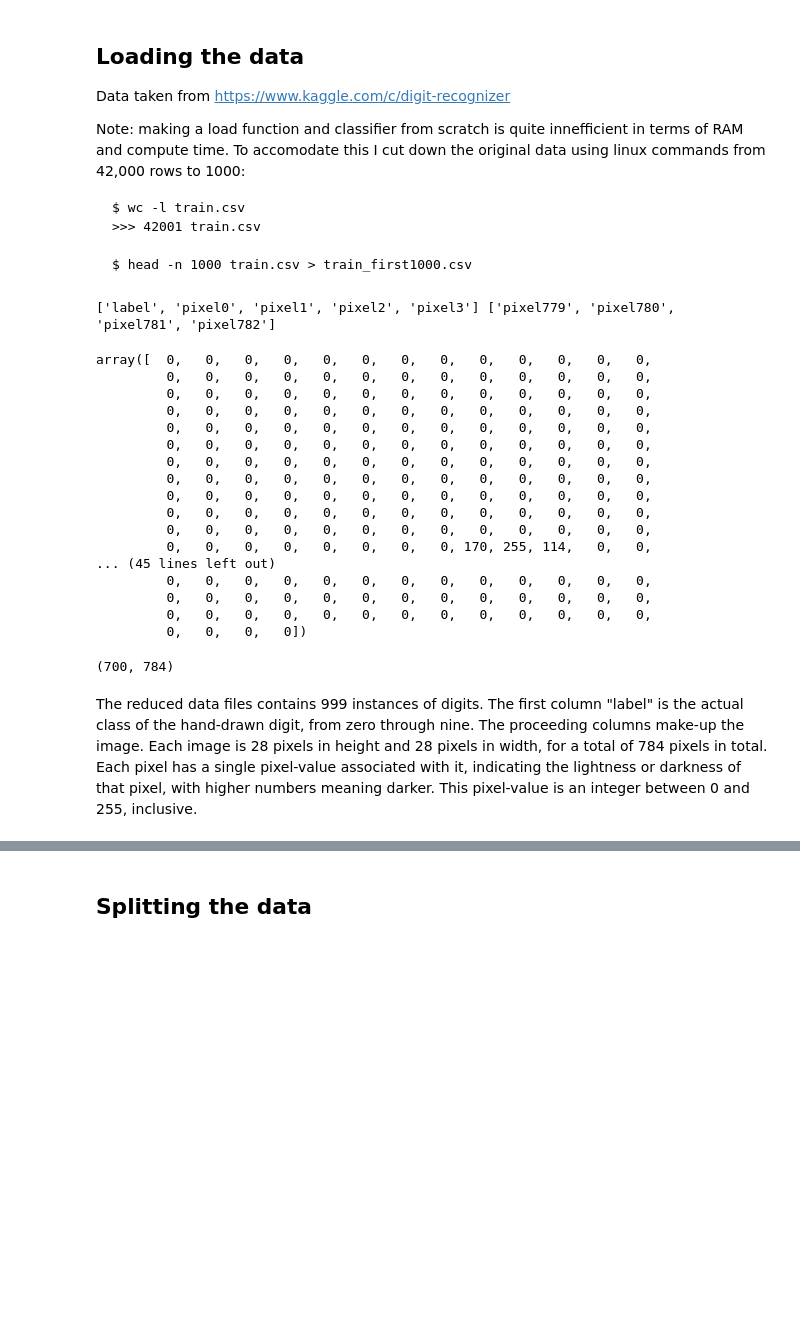
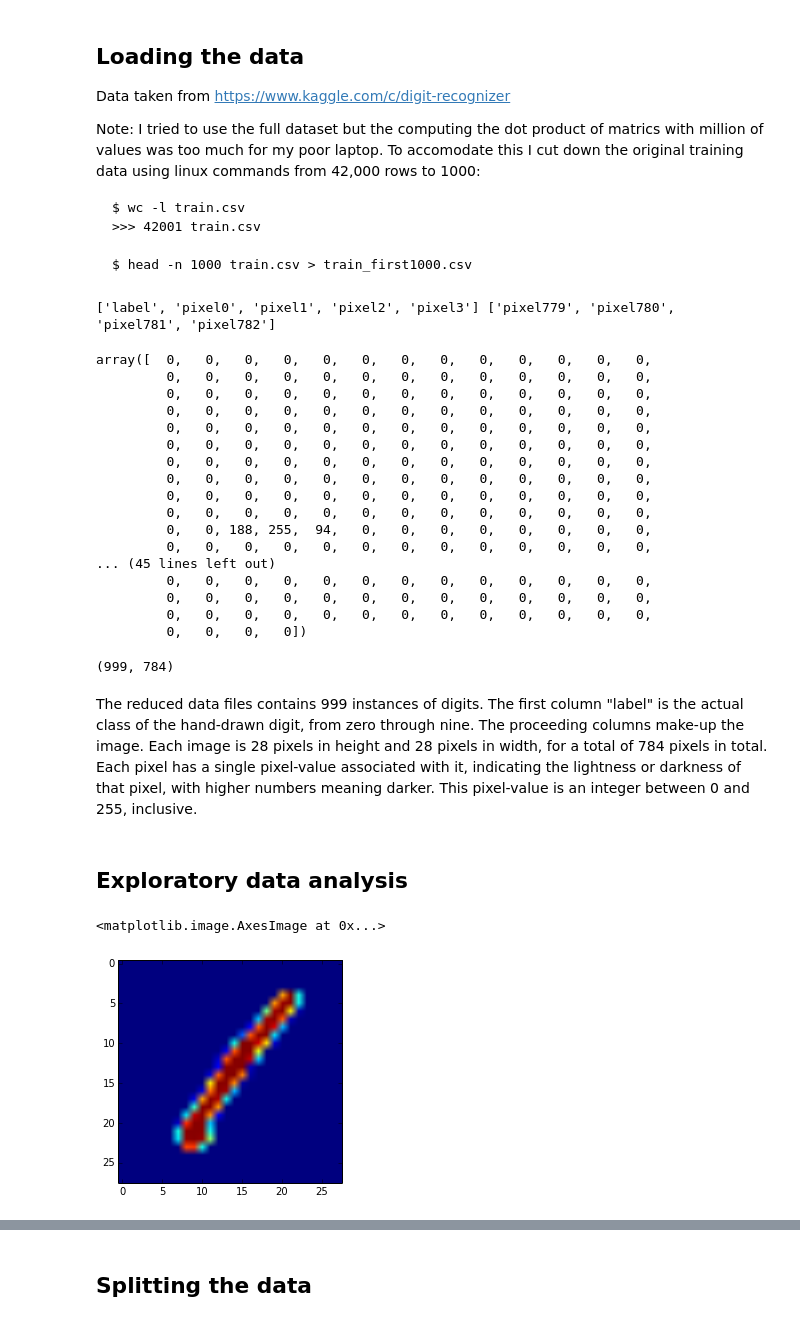
Before and after one commit to chrisdaly/Digit-Recognizer, a Jupyter notebook: notebooks/analysis.ipynb, the cells around one changed output, grey strips where cells are left out. Drawn from its saved outputs; the diff is of its cells as text; code cells hidden in the pictures; blank space fills up the shorter version.

````diff
--- a/notebooks/analysis.ipynb
+++ b/notebooks/analysis.ipynb
@@ -19,7 +26,7 @@ import time
 
 Data taken from https://www.kaggle.com/c/digit-recognizer
 
-Note: making a load function and classifier from scratch is quite innefficient in terms of RAM and compute time. To accomodate this I cut down the original data using linux commands from 42,000 rows to 1000:
+Note: I tried to use the full dataset but the computing the dot product of matrics with million of values was too much for my poor laptop. To accomodate this I cut down the original training data using linux commands from 42,000 rows to 1000:
 
 ```
 $ wc -l train.csv
@@ -28,11 +35,9 @@ $ wc -l train.csv
 $ head -n 1000 train.csv > train_first1000.csv
 ```
 # %%
-def load_data(data_dir, train_file):
-
-             #test_file):
+def load_train_data(data_dir, train_file):
     """
-    Loads the training file and testing file into numpy arrays from given
+    Loads the training file file into numpy arrays from given
     directory.
 
     Separates out the header, and the data from target.
@@ -57,12 +62,6 @@ def load_data(data_dir, train_file):
     y_train = np.array([int(i[0]) for i in train_data])
     X_train = np.array([[int(i[j]) for j in range(1,len(i))] for i in train_data])
 
-    # Same for test file.
-    #test_data = open(data_dir + test_file).read()
-    #test_data = test_data.split("\n")[1:-1]
-    #test_data = [i.split(",") for i in test_data]
-    #X_test = np.array([[int(i[j]) for j in range(0,len(i))] for i in test_data])
-
     return header, X_train, y_train
 # %%
 # Directory and file details.
@@ -72,6 +70,6 @@ train_file = "train_first1000.csv"
 # %%
 # Load in using function.
-header, X_train, y_train = load_data(data_dir, train_file)
+header, X_train, y_train = load_train_data(data_dir, train_file)
 # %%
 # Inspecting the header.
 print header[0:5], header[-5:-1]
@@ -90,8 +88,8 @@ array([  0,   0,   0,   0,   0,   0,   0,   0,   0,   0,   0,   0,   0,
          0,   0,   0,   0,   0,   0,   0,   0,   0,   0,   0,   0,   0,
          0,   0,   0,   0,   0,   0,   0,   0,   0,   0,   0,   0,   0,
          0,   0,   0,   0,   0,   0,   0,   0,   0,   0,   0,   0,   0,
+         0,   0, 188, 255,  94,   0,   0,   0,   0,   0,   0,   0,   0,
          0,   0,   0,   0,   0,   0,   0,   0,   0,   0,   0,   0,   0,
-         0,   0,   0,   0,   0,   0,   0,   0, 170, 255, 114,   0,   0,
 ... (45 lines left out)
          0,   0,   0,   0,   0,   0,   0,   0,   0,   0,   0,   0,   0,
          0,   0,   0,   0,   0,   0,   0,   0,   0,   0,   0,   0,   0,
@@ -100,6 +98,13 @@ array([  0,   0,   0,   0,   0,   0,   0,   0,   0,   0,   0,   0,   0,
 # %%
 X_train.shape
 # %% [output]
-(700, 784)
+(999, 784)
 # %% [markdown]
 The reduced data files contains 999 instances of digits. The first column "label" is the actual class of the hand-drawn digit, from zero through nine. The proceeding columns make-up the image. Each image is 28 pixels in height and 28 pixels in width, for a total of 784 pixels in total. Each pixel has a single pixel-value associated with it, indicating the lightness or darkness of that pixel, with higher numbers meaning darker. This pixel-value is an integer between 0 and 255, inclusive.
+# %% [markdown]
+## Exploratory data analysis
+# %%
+plt.imshow(X_train[0].reshape((28, 28)))
+# %% [output]
+<matplotlib.image.AxesImage at 0x...>
+[figure, added]
````
Also changed, not shown: parts of 30 cells of this notebook, 4 other files.
